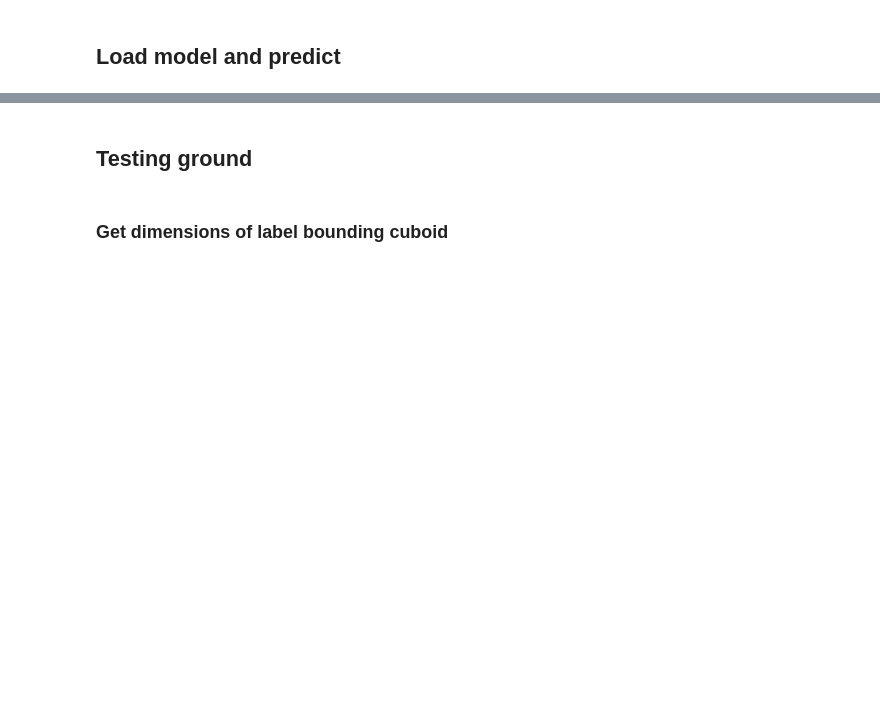
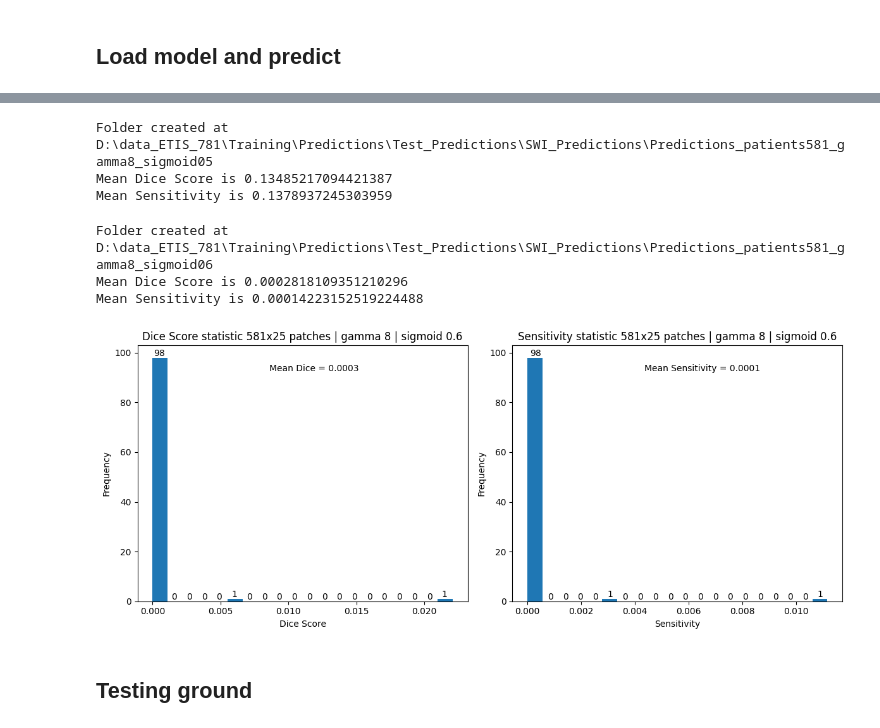
Before and after one commit to drci-foch/BOOSTER-AIC, a Jupyter notebook: algo/UNet/UNet_Training.ipynb, the cells around one changed output, grey strips where cells are left out. Cells and saved outputs as stored; diff of their text form; code cells hidden in the pictures; blank space fills up the shorter version.

```diff
--- a/algo/UNet/UNet_Training.ipynb
+++ b/algo/UNet/UNet_Training.ipynb
@@ -697,4 +263,61 @@ os.listdir("D:\\data_ETIS_781\\Training\\Predictions\\Validation_Predictions\\SW
+# %%
+test_dataloader = tio.SubjectsLoader(test_dataset, batch_size=8, collate_fn=inference.pad_collate_fn, shuffle=False, num_workers=0)
+# %%
+prediction_dir_location = "D:\\data_ETIS_781\\Training\\Predictions\\Test_Predictions\\SWI_Predictions\\Predictions_patients581_gamma8_sigmoid05"
+ground_truth_label_location = test_label_dir
+
+logits_list = inference.run_inference(test_dataloader, model_for_prediction, checkpoint_location, optimizer_for_prediction, (145,145,18), (4, 4, 4), test_dir, return_logits=True)
+predictions_list = [inference.logit_to_binary_mask(logits, threshold=0.5) for logits in logits_list]
+inference.save_predictions(predictions_list, prediction_dir_location, ground_truth_label_location)
+ground_truth_masks_list = inference.load_prediction_masks(ground_truth_label_location)
+dice_score_list = inference.compute_dice_metric(predictions_list, ground_truth_masks_list)
+intersection_list = inference.compute_sensitivity_metric(predictions_list, ground_truth_masks_list)
+# %% [output]
+Folder created at D:\data_ETIS_781\Training\Predictions\Test_Predictions\SWI_Predictions\Predictions_patients581_gamma8_sigmoid05
+Mean Dice Score is 0.13485217094421387
+Mean Sensitivity is 0.1378937245303959
+# %%
+prediction_dir_location = "D:\\data_ETIS_781\\Training\\Predictions\\Test_Predictions\\SWI_Predictions\\Predictions_patients581_gamma8_sigmoid06"
+
+predictions_list = [inference.logit_to_binary_mask(logits, threshold=0.6) for logits in logits_list]
+inference.save_predictions(predictions_list, prediction_dir_location, ground_truth_label_location)
+ground_truth_masks_list = inference.load_prediction_masks(ground_truth_label_location)
+dice_score_list = inference.compute_dice_metric(predictions_list, ground_truth_masks_list)
+intersection_list = inference.compute_sensitivity_metric(predictions_list, ground_truth_masks_list)
+# %% [output]
+Folder created at D:\data_ETIS_781\Training\Predictions\Test_Predictions\SWI_Predictions\Predictions_patients581_gamma8_sigmoid06
+Mean Dice Score is 0.0002818109351210296
+Mean Sensitivity is 0.00014223152519224488
+# %%
+patches = "581x25"
+gamma = 8
+sigmoid = 0.6
+
+fig, axs = plt.subplots(1,2, figsize=(12, 5))
+
+counts_dice, bins_dice, patches_dice = axs[0].hist(np.array(dice_score_list).flatten(), bins=20)
+
+for count, x in zip(counts_dice, bins_dice[:-1]):
+    axs[0].text(x + 0.0005, count, str(int(count)), ha="center", va="bottom")
+
+counts_inter, bins_inter, patches_inter = axs[1].hist(np.array(intersection_list).flatten(), bins=20)
+
+for count, x in zip(counts_inter, bins_inter[:-1]):
+    axs[1].text(x + 0.0003, count, str(int(count)), ha="center", va="bottom")
+
+axs[0].text(0.4, 0.9, f"Mean Dice = {dice_score_list.mean():.4f}", transform=axs[0].transAxes)
+axs[0].set_xlabel("Dice Score")
+axs[0].set_ylabel("Frequency")
+axs[0].set_title(f"Dice Score statistic {patches} patches | gamma {gamma} | sigmoid {sigmoid}")
+
+axs[1].text(0.4, 0.9, f"Mean Sensitivity = {intersection_list.mean():.4f}", transform=axs[1].transAxes)
+axs[1].set_xlabel("Sensitivity")
+axs[1].set_ylabel("Frequency")
+axs[1].set_title(f"Sensitivity statistic {patches} patches | gamma {gamma} | sigmoid {sigmoid}")
+
+plt.tight_layout()
+plt.savefig(f"D:\\data_ETIS_781\\Training\\Checkpoints\\Metrics_Results\\MetricsStatistic_{patches}patches_gamma{gamma}_sigmoid0{int(10 * sigmoid)}.png")
+# %% [output]
+[figure, added]
 # %% [markdown]
 ## Testing ground
-# %% [markdown]
-### Get dimensions of label bounding cuboid
```
Also changed, not shown: parts of 98 cells of this notebook.
